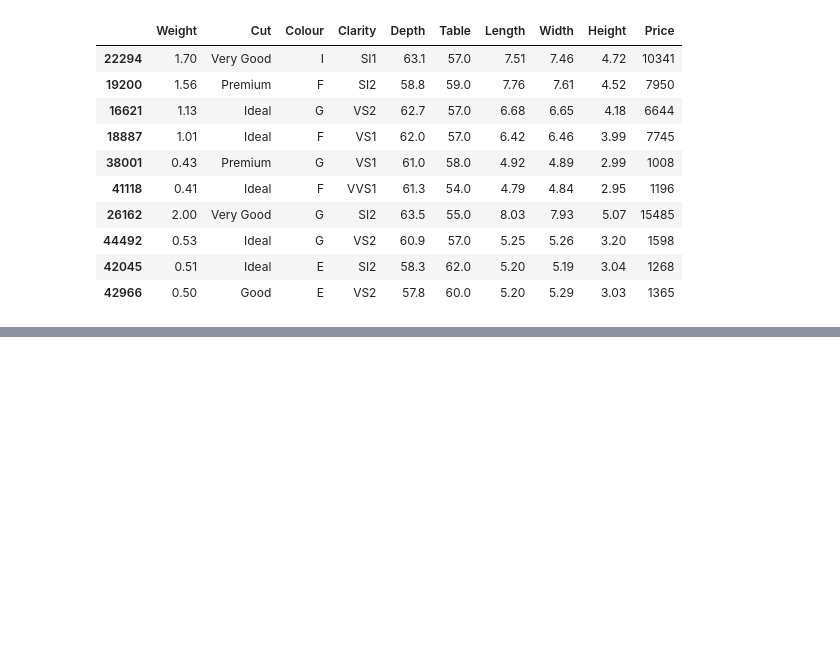
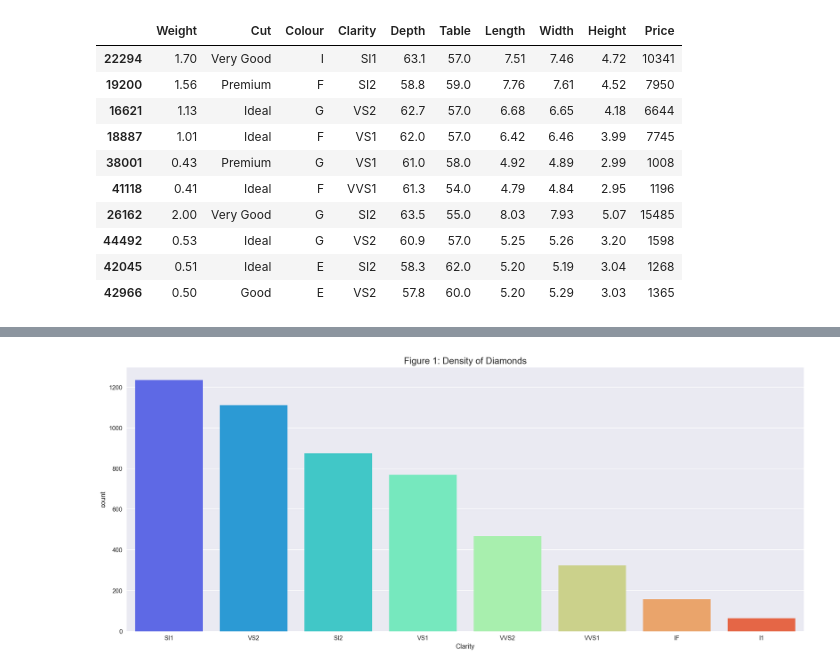
Before and after one commit to s3668011/mathematics_for_computing_phase1, a Jupyter notebook: phase1_report.ipynb, the cells around one changed output, grey strips where cells are left out. Cells and saved outputs as stored; diff of their text form; code cells hidden in the pictures; blank space fills up the shorter version.

```diff
--- a/phase1_report.ipynb
+++ b/phase1_report.ipynb
@@ -281,0 +301,9 @@ ds_df.shape
+# %%
+plt.figure(figsize = (20,8))
+fig = sns.countplot(x = 'Clarity', data = ds_df, palette = 'rainbow',
+                    order = ds_df['Clarity'].value_counts().index)
+fig = plt.title('Figure 1: Density of Diamonds', fontsize = 15)
+plt.show()
+# Clarity UNIVARIABLE
+# %% [output]
+[figure, added]
```
Also changed, not shown: parts of 25 cells of this notebook.
